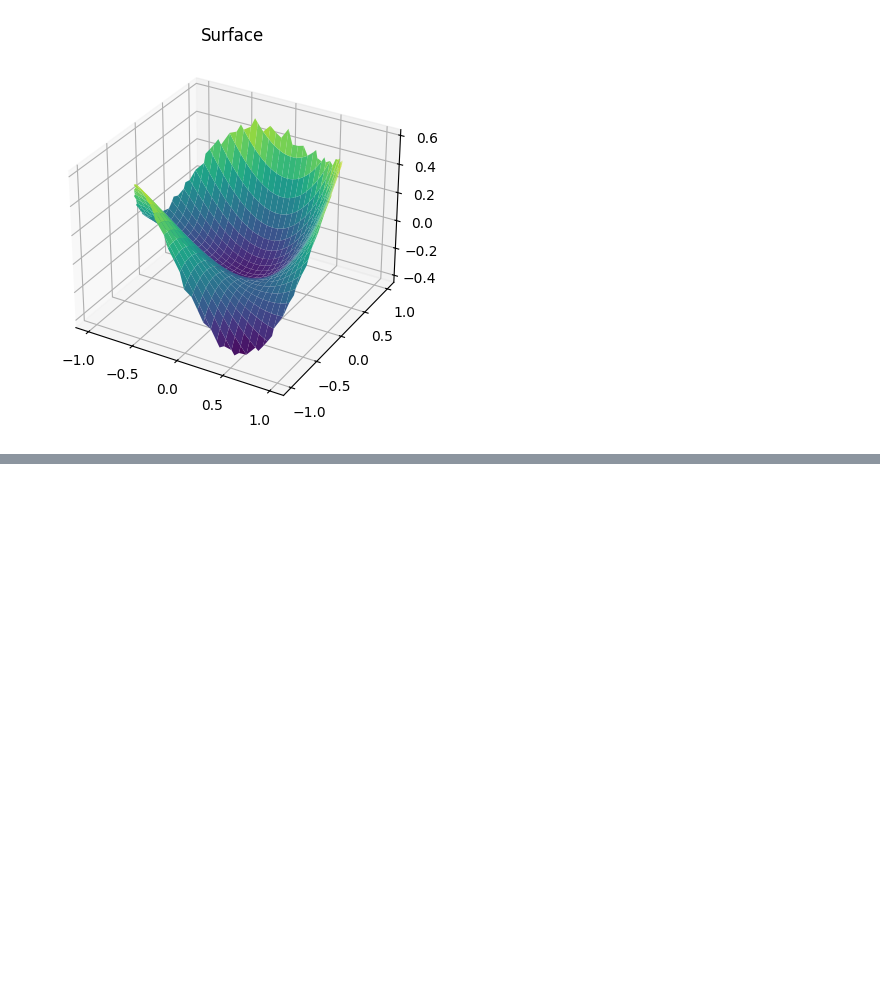
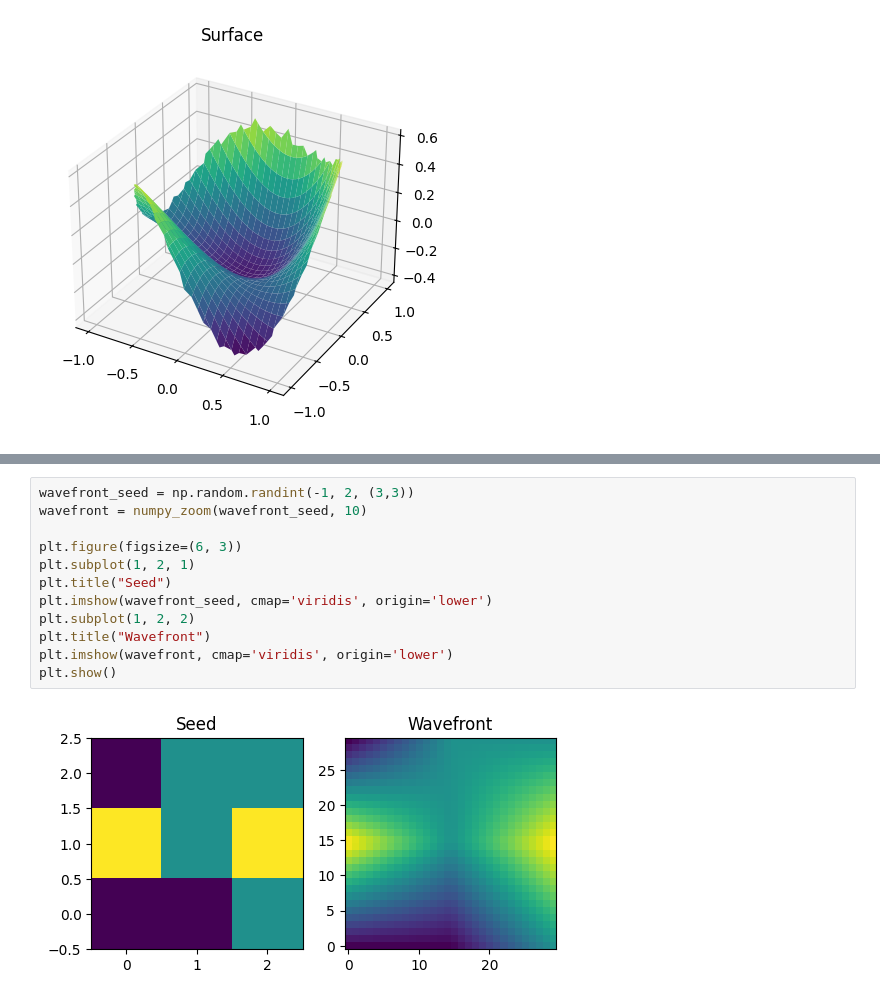
Before and after one commit to abhisheknaik96/minimal_ao_simulator, a Jupyter notebook: test.ipynb, the cells around one changed output, grey strips where cells are left out. Saved outputs shown, nothing was run; the diff lists cells and outputs as text; blank space fills up the shorter version.

Commit message:
EOD checkpoint: created a wavefront and added turbulence

```diff
--- a/test.ipynb
+++ b/test.ipynb
@@ -254,0 +325,14 @@ Coefficients: [0.   0.   0.   0.25 0.25 0.   0.   0.25 0.   0.25 0.  ]
+# %%
+wavefront_seed = np.random.randint(-1, 2, (3,3))
+wavefront = numpy_zoom(wavefront_seed, 10)
+
+plt.figure(figsize=(6, 3))
+plt.subplot(1, 2, 1)
+plt.title("Seed")
+plt.imshow(wavefront_seed, cmap='viridis', origin='lower')
+plt.subplot(1, 2, 2)
+plt.title("Wavefront")
+plt.imshow(wavefront, cmap='viridis', origin='lower')
+plt.show()
+# %% [output]
+[figure, added]
```
Also changed, not shown: parts of 6 cells of this notebook.
